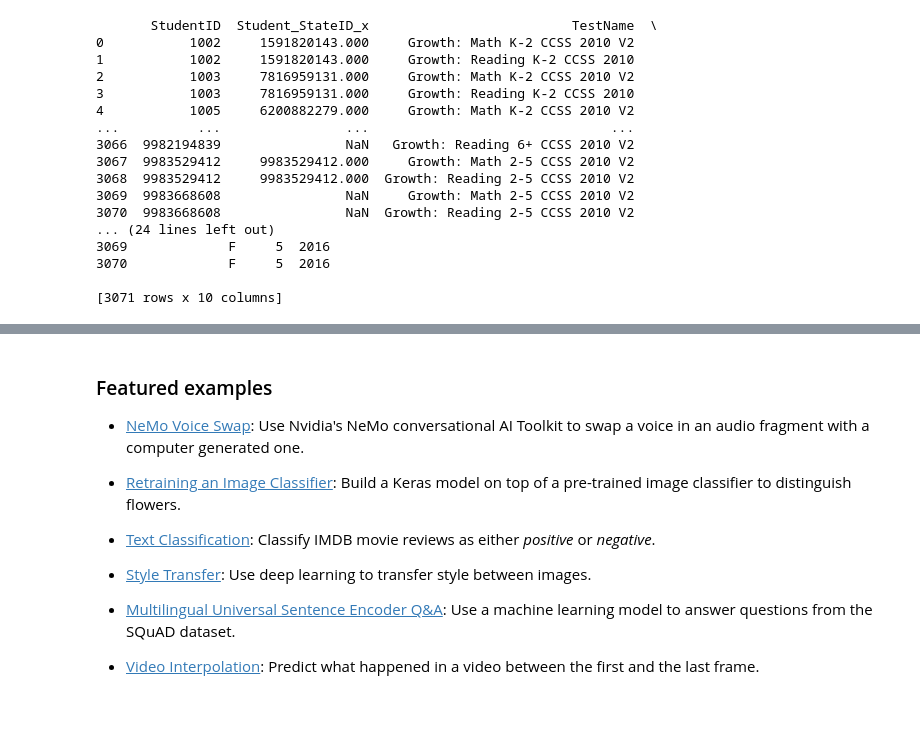
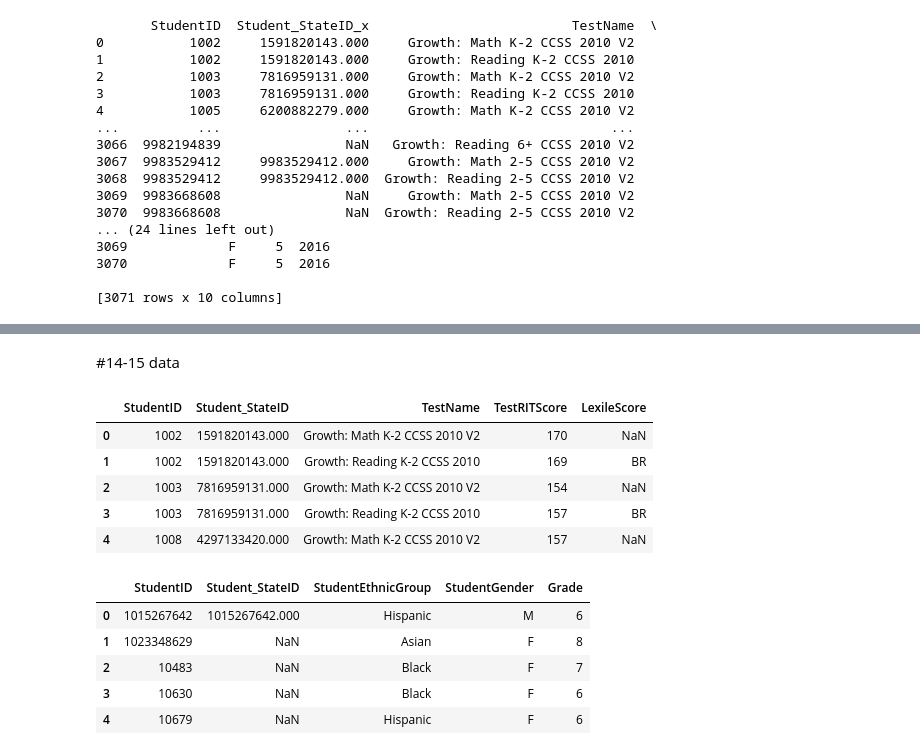
Before and after one commit to worldterminator/mess, a Jupyter notebook: leap.ipynb, the cells around one changed output, grey strips where cells are left out. Drawn from its saved outputs; the diff is of its cells as text; code cells hidden in the pictures; blank space fills up the shorter version.

```diff
--- a/leap.ipynb
+++ b/leap.ipynb
@@ -212,16 +168,42 @@ These are a few of the notebooks from Google's online Machine Learning course. S
-# %% [markdown]
-<div class="markdown-google-sans">
-
-<a name="machine-learning-examples"></a>
-
-### Featured examples
-
-</div>
-
-- [NeMo Voice Swap](https://colab.research.google.com/github/NVIDIA/NeMo/blob/stable/tutorials/VoiceSwapSample.ipynb): Use Nvidia's NeMo conversational AI Toolkit to swap a voice in an audio fragment with a computer generated one.
-
-- [Retraining an Image Classifier](https://tensorflow.org/hub/tutorials/tf2_image_retraining): Build a Keras model on top of a pre-trained image classifier to distinguish flowers.
-- [Text Classification](https://tensorflow.org/hub/tutorials/tf2_text_classification): Classify IMDB movie reviews as either *positive* or *negative*.
-- [Style Transfer](https://tensorflow.org/hub/tutorials/tf2_arbitrary_image_stylization): Use deep learning to transfer style between images.
-- [Multilingual Universal Sentence Encoder Q&A](https://tensorflow.org/hub/tutorials/retrieval_with_tf_hub_universal_encoder_qa): Use a machine learning model to answer questions from the SQuAD dataset.
-- [Video Interpolation](https://tensorflow.org/hub/tutorials/tweening_conv3d): Predict what happened in a video between the first and the last frame.
+# %% [markdown]
+#14-15 data
+# %%
+# File path
+file_path = '/content/drive/My Drive/assessments201415.csv'
+
+data= pd.read_csv(file_path)
+# List of column names you want to keep
+columns_to_keep = ['StudentID', 'Student_StateID', 'TestName','TestRITScore','LexileScore']
+
+# Create a new DataFrame with only these columns
+score1415= data[columns_to_keep]
+
+score1415.head()
+# %% [output]
+|  | StudentID | Student_StateID | TestName | TestRITScore | LexileScore |
+| 0 | 1002 | 1591820143.000 | Growth: Math K-2 CCSS 2010 V2 | 170 | NaN |
+| 1 | 1002 | 1591820143.000 | Growth: Reading K-2 CCSS 2010 | 169 | BR |
+| 2 | 1003 | 7816959131.000 | Growth: Math K-2 CCSS 2010 V2 | 154 | NaN |
+| 3 | 1003 | 7816959131.000 | Growth: Reading K-2 CCSS 2010 | 157 | BR |
+| 4 | 1008 | 4297133420.000 | Growth: Math K-2 CCSS 2010 V2 | 157 | NaN |
+# %%
+# File path
+file_path = '/content/drive/My Drive/enrollment201415.csv'
+
+# Read the CSV file
+data= pd.read_csv(file_path)
+
+# List of column names you want to keep
+columns_to_keep = ['StudentID', 'Student_StateID', 'StudentEthnicGroup','StudentGender','Grade']
+
+# Create a new DataFrame with only these columns
+enrollment1415= data[columns_to_keep]
+
+enrollment1415.head()
+# %% [output]
+|  | StudentID | Student_StateID | StudentEthnicGroup | StudentGender | Grade |
+| 0 | 1015267642 | 1015267642.000 | Hispanic | M | 6 |
+| 1 | 1023348629 | NaN | Asian | F | 8 |
+| 2 | 10483 | NaN | Black | F | 7 |
+| 3 | 10630 | NaN | Black | F | 6 |
+| 4 | 10679 | NaN | Hispanic | F | 6 |
```
Also changed, not shown: parts of 2 cells of this notebook.
